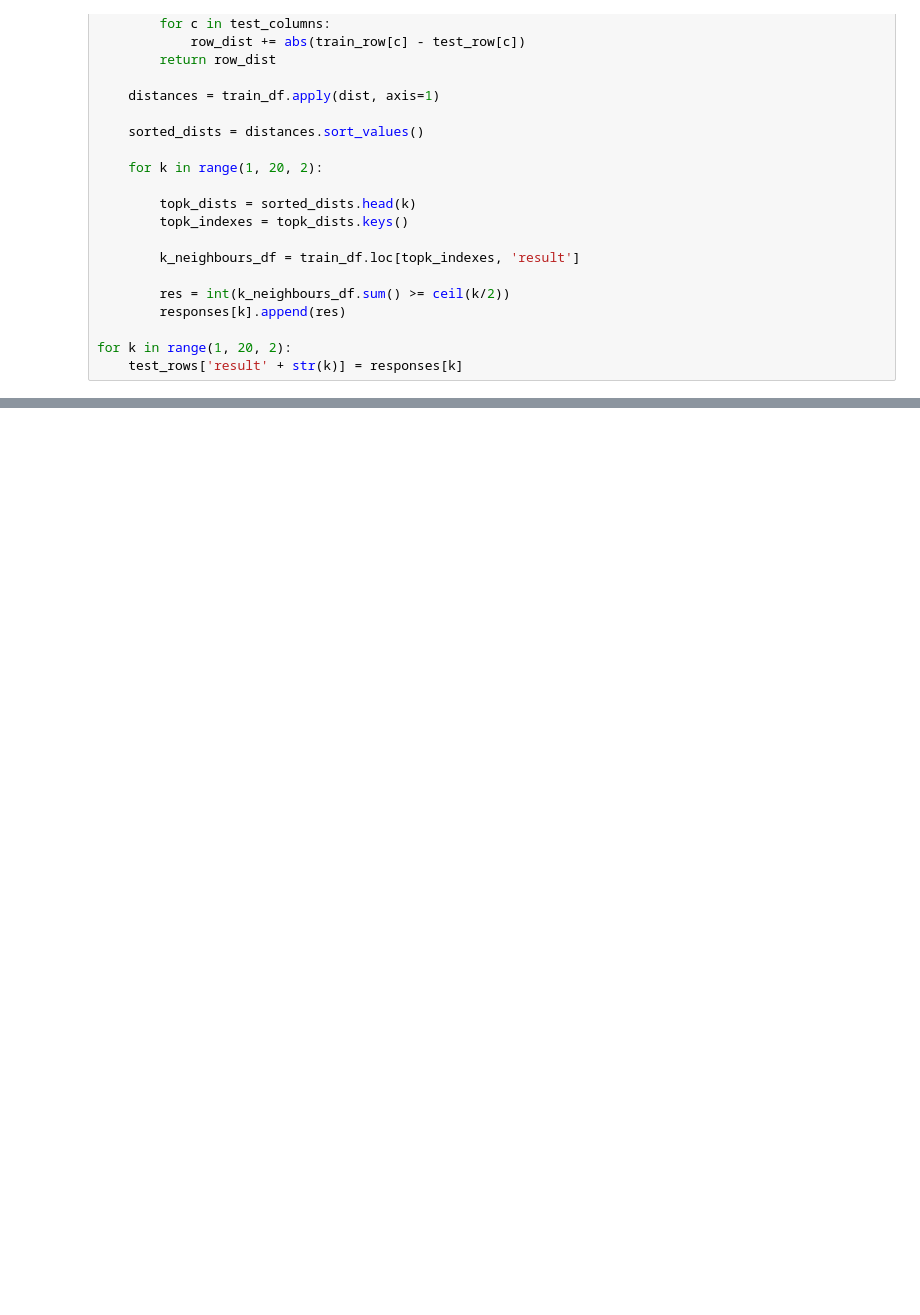
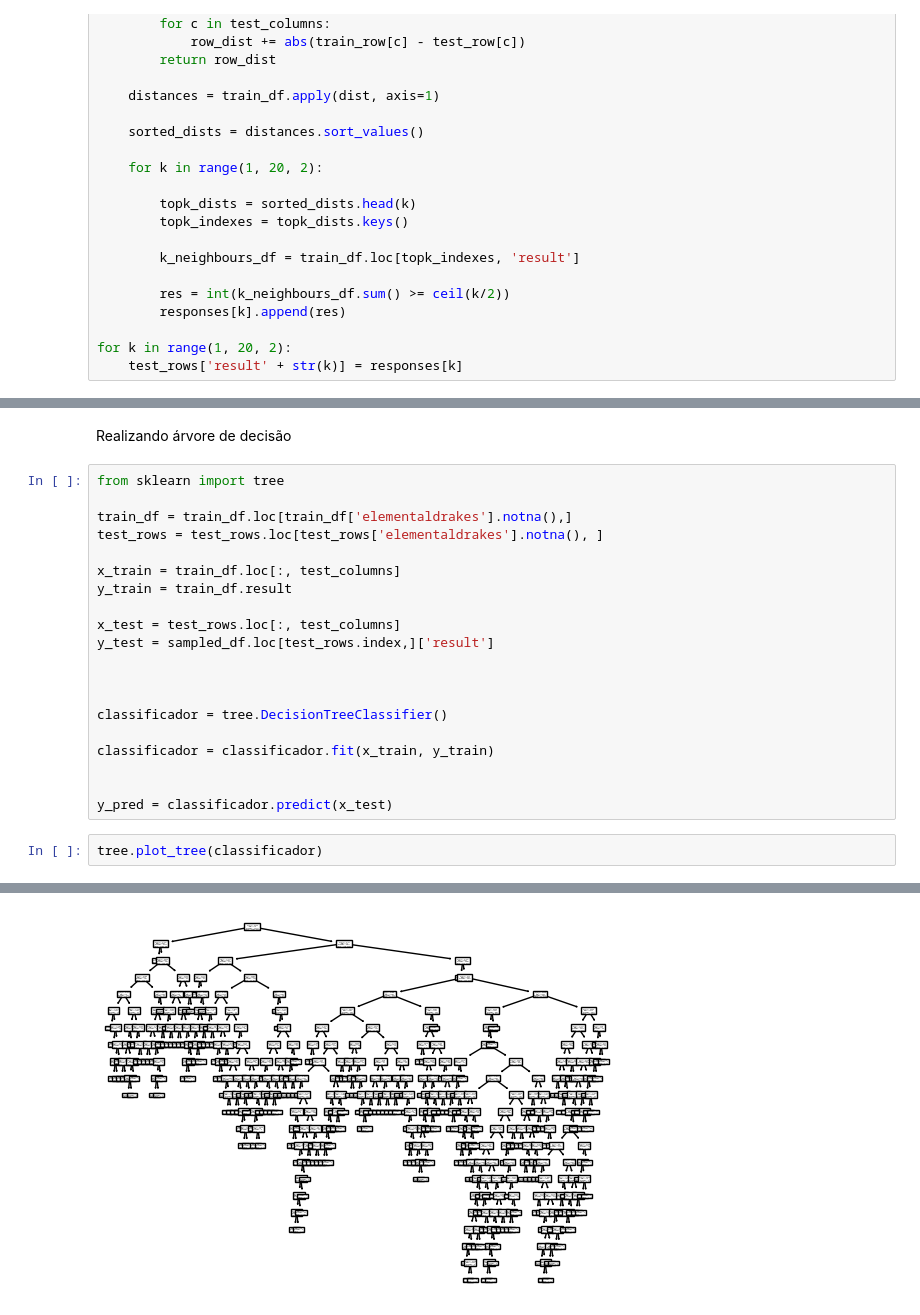
Before and after one commit to heitorfreitasferreira/UFU, a Jupyter notebook: mineracao/lol.ipynb, the cells around one changed output, grey strips where cells are left out. Saved outputs shown, nothing was run; the diff lists cells and outputs as text; blank space fills up the shorter version.

Commit message:
md: especificidade e sensitividade + arvore tenebrosa de decisão

```diff
--- a/mineracao/lol.ipynb
+++ b/mineracao/lol.ipynb
@@ -256,0 +266,25 @@ Valor real
+# %% [markdown]
+Realizando árvore de decisão
+# %%
+from sklearn import tree
+
+train_df = train_df.loc[train_df['elementaldrakes'].notna(),]
+test_rows = test_rows.loc[test_rows['elementaldrakes'].notna(), ]
+
+x_train = train_df.loc[:, test_columns]
+y_train = train_df.result
+
+x_test = test_rows.loc[:, test_columns]
+y_test = sampled_df.loc[test_rows.index,]['result']
+
+
+
+classificador = tree.DecisionTreeClassifier()
+
+classificador = classificador.fit(x_train, y_train)
+
+
+y_pred = classificador.predict(x_test)
+# %%
+tree.plot_tree(classificador)
+# %% [output]
@@ -256,0 +308 @@ Valor real
+[figure, added]
```
Also changed, not shown: parts of 4 cells of this notebook.
